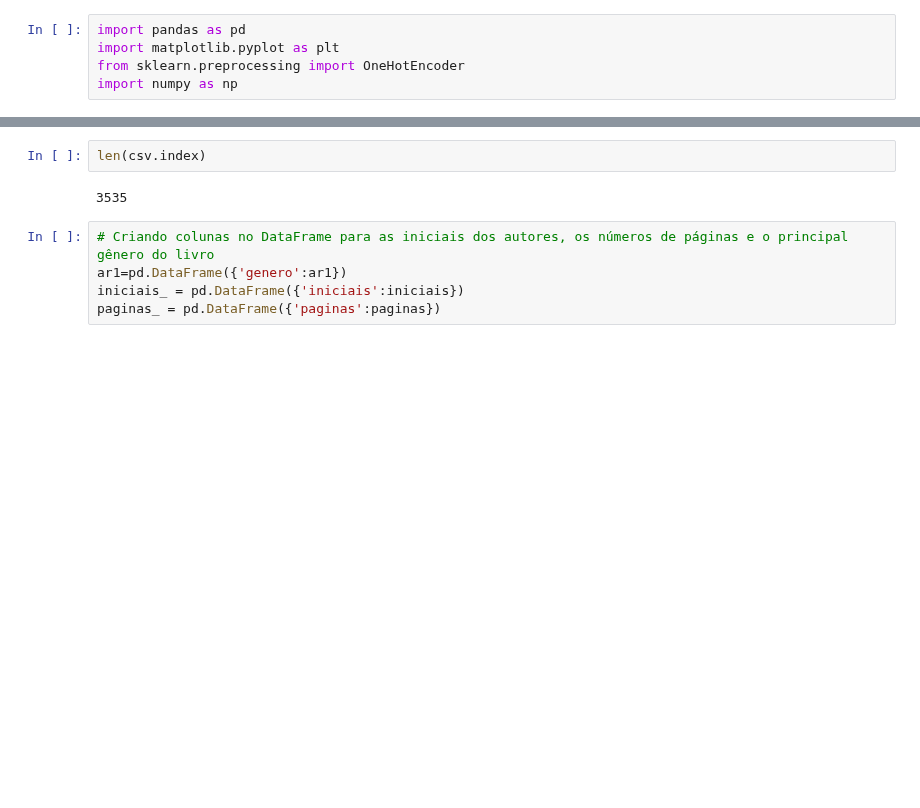
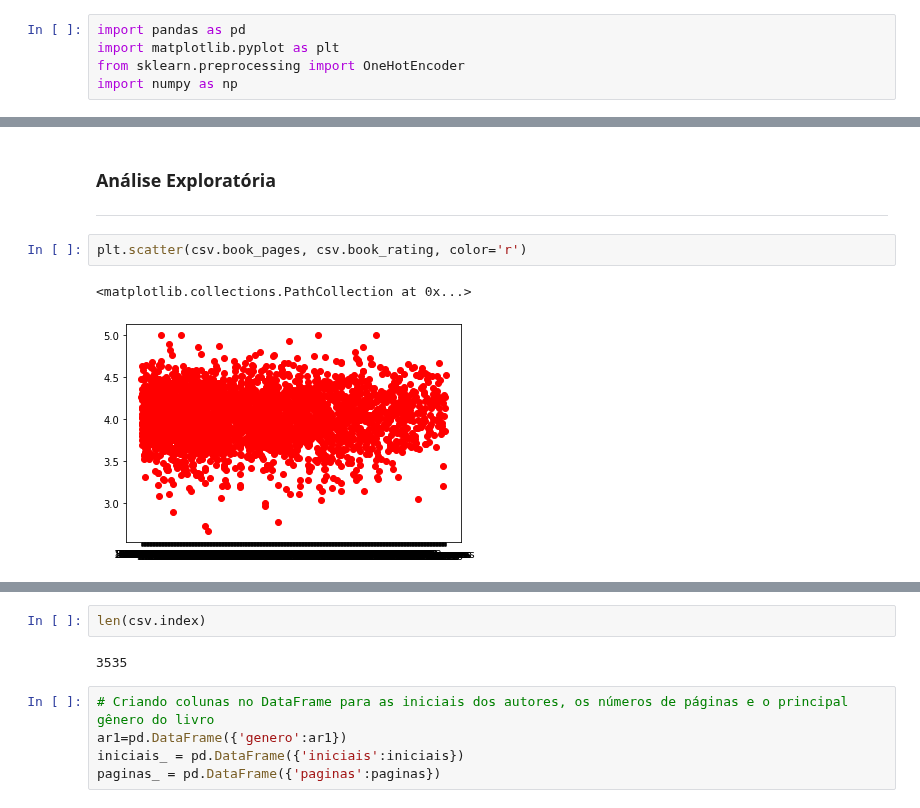
Before and after one commit to PedroHMenezes/PF_Book_rating, a Jupyter notebook: Books.ipynb, the cells around one changed output, grey strips where cells are left out. Drawn from its saved outputs; the diff is of its cells as text; blank space fills up the shorter version.

Commit message:
Scatter Plots

```diff
--- a/Books.ipynb
+++ b/Books.ipynb
@@ -50,3 +51,11 @@ csv.head()
 | 3 | Jane Austen|Anna Quindlen|Mrs. Ol... | «È cosa ormai risaputa che a uno ... | Modern Library Classics, USA / CAN | Paperback | 9.78068E+12 | 279 pages | 4.25 | ... |
 | 5 | Markus Zusak | Trying to make sense of the horro... | First American Edition (US / CAN) | Hardcover | 9.78038E+12 | 552 pages | 4.36 | ... |
 | 6 | C.S. Lewis|Pauline Baynes | Journeys to the end of the world,... | Reissue Edition | Paperback | 9.78007E+12 | 767 pages | 4.25 | ... |
+# %% [markdown]
+### Análise Exploratória
+___
+# %%
+plt.scatter(csv.book_pages, csv.book_rating, color='r')
+# %% [output]
+<matplotlib.collections.PathCollection at 0x...>
+[figure, added]
```
Also changed, not shown: parts of 14 cells of this notebook.
